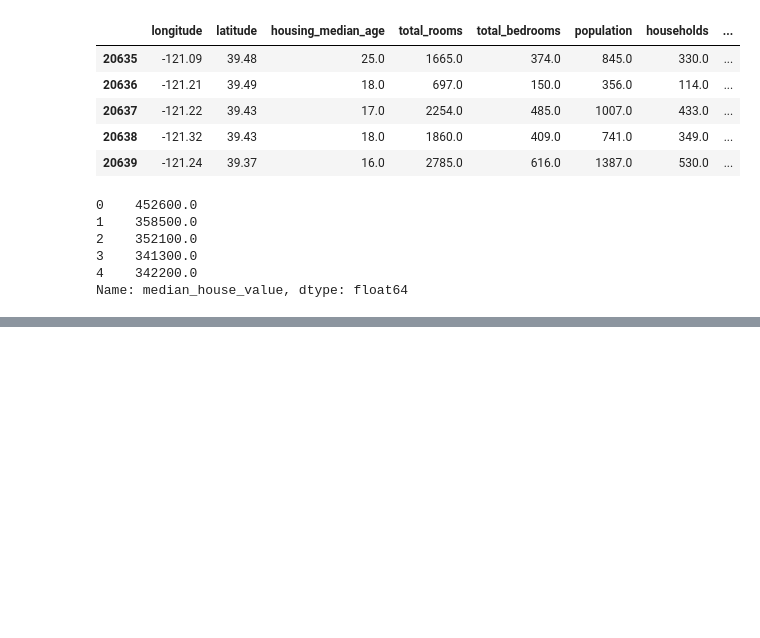
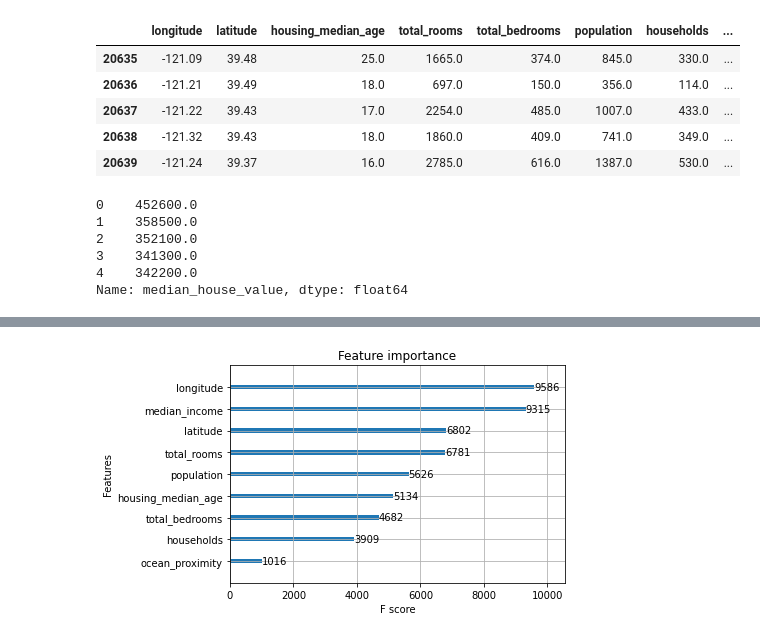
Before and after one commit to texnedo/california_housing_test, a Jupyter notebook: california-housing-test.ipynb, the cells around one changed output, grey strips where cells are left out. Drawn from its saved outputs; the diff is of its cells as text; code cells hidden in the pictures; blank space fills up the shorter version.

```diff
--- a/california-housing-test.ipynb
+++ b/california-housing-test.ipynb
@@ -112,0 +149,2 @@ df.corr()
+# %%
+df['total_bedrooms'].fillna(df['total_bedrooms'].mean(), inplace=True)
@@ -203,0 +344,7 @@ model.fit(X_train, y_train)
+# %%
+import xgboost as xgb
+xgb.plot_importance(model)
+plt.rcParams['figure.figsize'] = [5, 5]
+plt.show()
+# %% [output]
+[figure, added]
```
Also changed, not shown: parts of 26 cells of this notebook, 2 other files.
